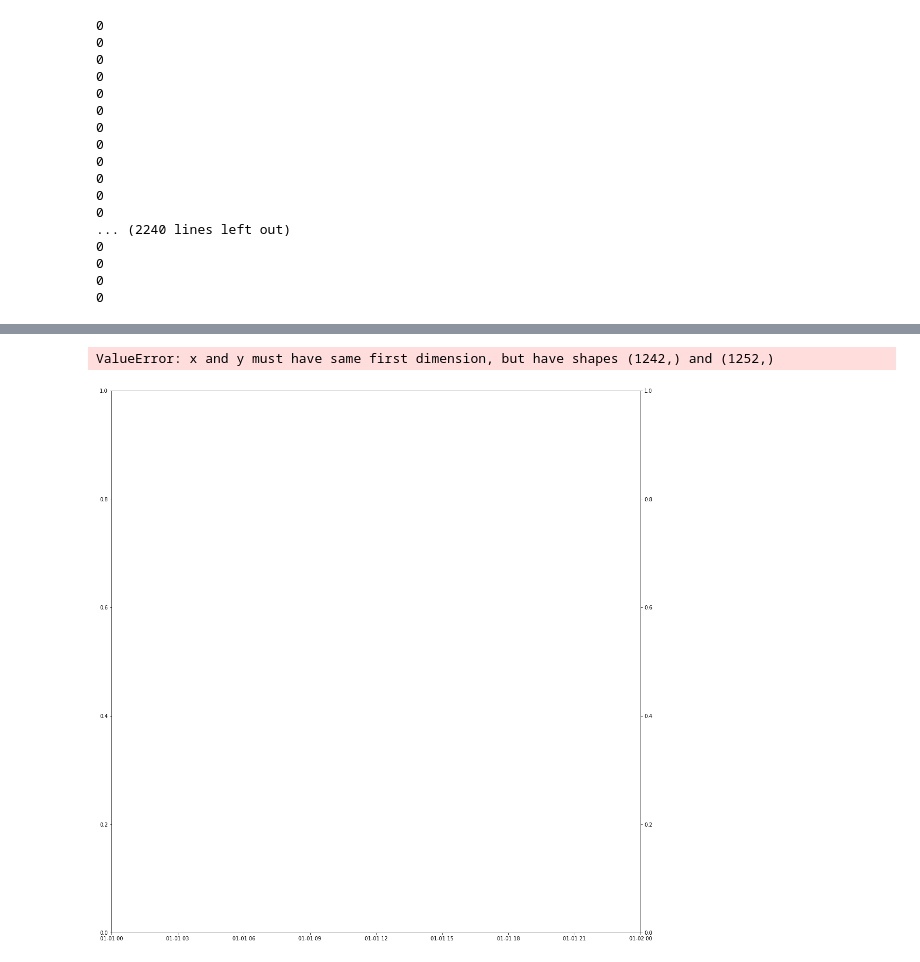
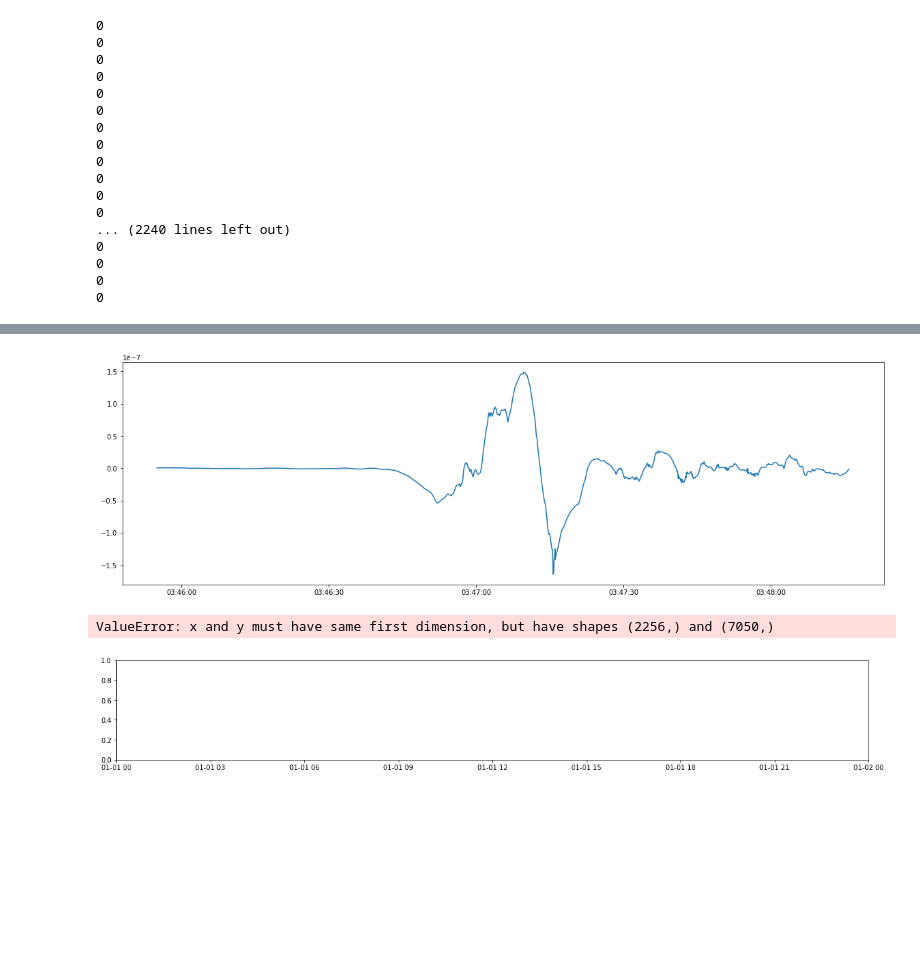
Before and after one commit to CassandraAuri/Physics_Work, a Jupyter notebook: Aurora_Work/alfven_panel.ipynb, the cells around one changed output, grey strips where cells are left out. Saved outputs shown, nothing was run; the diff lists cells and outputs as text; code cells hidden in the pictures; blank space fills up the shorter version.

```diff
--- a/Aurora_Work/alfven_panel.ipynb
+++ b/Aurora_Work/alfven_panel.ipynb
@@ -1474,9 +274,0 @@ Text(0.5, 1.0, 'Overplot of Conductivity and the Magnetic Field')
-# %%
-fig,ax = plt.subplots(figsize=(15, 15), constrained_layout=True)
-ax2=ax.twinx()
-ax.plot(times,speed)
-ax.set_yscale("log")
-ax2.plot(time_b,B_RES_B[:,1], color='red')
-# %% [output]
-ValueError: x and y must have same first dimension, but have shapes (1242,) and (1252,)
-[figure, removed]
@@ -1482,0 +281,18 @@ ValueError: x and y must have same first dimension, but have shapes (1242,) and
+# %%
+emd = EMD()
+imfs = emd(B_RES_B[:,1])
+plt.figure(figsize=(20, 6))
+plt.plot(time_e_B,B_RES_sinc_B[:,1])
+plt.show()
+plt.close()
+plt.figure(figsize=(20, 6))
+for i, imf in enumerate(imfs):
+    plt.subplot(len(imfs), 1, i + 1)
+    plt.plot(time_e_B, imf)
+    plt.title(f'IMF {i + 1}')
+plt.tight_layout()
+plt.show()
+# %% [output]
+[figure, added]
+ValueError: x and y must have same first dimension, but have shapes (2256,) and (7050,)
+[figure, added]
```
Also changed, not shown: parts of 10 cells of this notebook, 4 other files.
